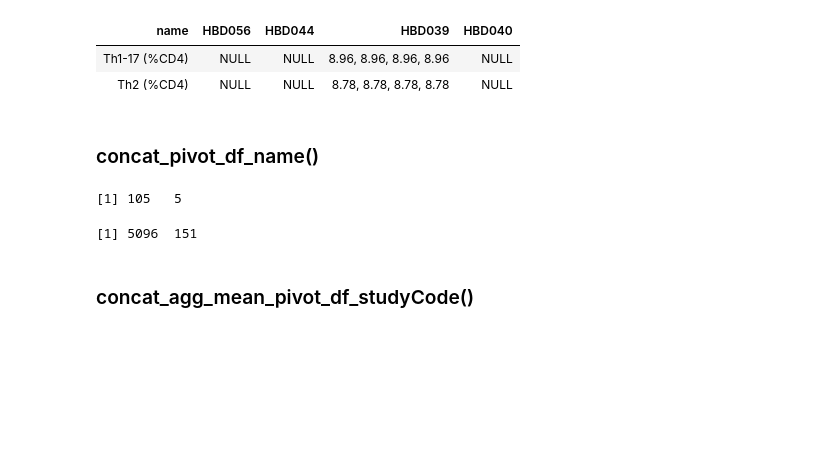
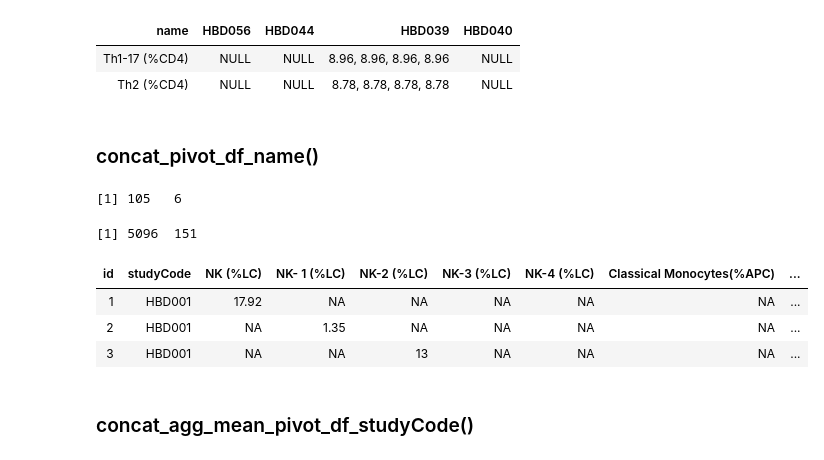
Before and after one commit to tuantla80/R-Shiny-Apps, a Jupyter notebook: R_Examples/Modules.ipynb, the cells around one changed output. Saved outputs shown, nothing was run; the diff lists cells and outputs as text; code cells hidden in the pictures; blank space fills up the shorter version.

```diff
--- a/R_Examples/Modules.ipynb
+++ b/R_Examples/Modules.ipynb
@@ -876,16 +1072,21 @@ Warning message:
 # %% [markdown]
 ### concat_pivot_df_name()
 # %%
-df_control <- search_control(db)
+df_control <- search_all_control(db)
 dim(df_control)
 study_codes_control <- unique(df_control$individualCode) # Get study code from df_control
 
 df_control_concat_pivot <- concat_pivot_df_name(study_codes_control, df_control)
 dim(df_control_concat_pivot)
+head(df_control_concat_pivot, 3)
 write.csv(df_control_concat_pivot, "df_control_concat_pivot.csv")
 # %% [output]
-[1] 105   5
+[1] 105   6
 [1] 5096  151
+| id | studyCode | NK (%LC) | NK- 1 (%LC) | NK-2 (%LC) | NK-3 (%LC) | NK-4 (%LC) | Classical Monocytes(%APC) | ... |
+| 1 | HBD001 | 17.92 | NA | NA | NA | NA | NA | ... |
+| 2 | HBD001 | NA | 1.35 | NA | NA | NA | NA | ... |
+| 3 | HBD001 | NA | NA | 13 | NA | NA | NA | ... |
 # %% [markdown]
 ### concat_agg_mean_pivot_df_studyCode()
 # %%
```
Also changed, not shown: parts of 29 cells of this notebook, 2 other files.
